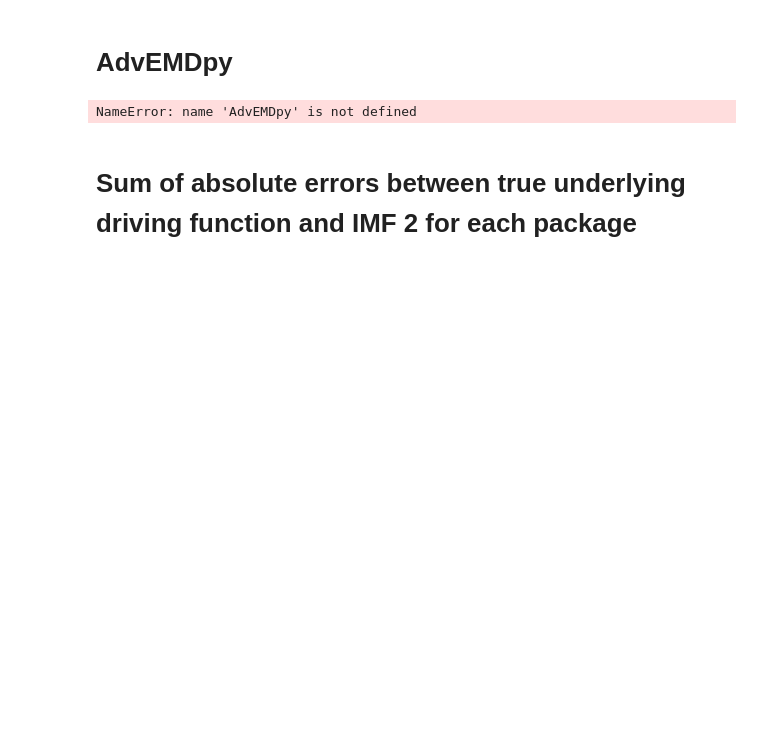
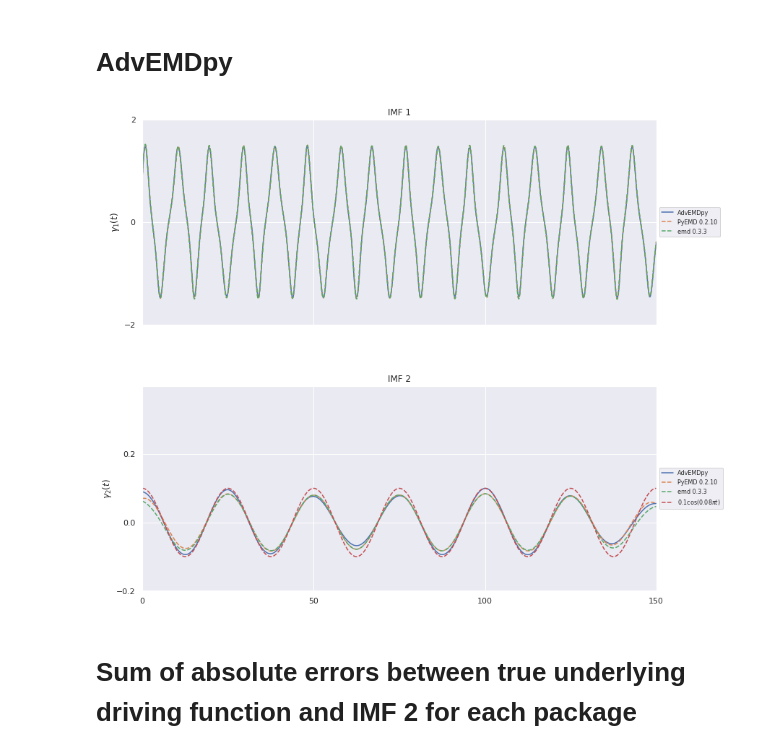
Before and after one commit to Cole-vJ/AdvEMDpy, a Jupyter notebook: Notebooks/AdvEMDpy_worked_examples.ipynb, the cells around one changed output. Cells and saved outputs as stored; diff of their text form; code cells hidden in the pictures; blank space fills up the shorter version.

```diff
--- a/Notebooks/AdvEMDpy_worked_examples.ipynb
+++ b/Notebooks/AdvEMDpy_worked_examples.ipynb
@@ -136,39 +136,39 @@ emd_duff, emd_ht_duff, emd_if_duff, _, _, _, _ = emd_duffing.empirical_mode_deco
 fig, axs = plt.subplots(2, 1)
 plt.subplots_adjust(hspace=0.3)
 axs[0].plot(t, emd_duff[1, :], label='AdvEMDpy')
-axs[0].plot(t, py_emd[0, :], '--', label='PyEMD 0.2.15')
-axs[0].plot(t, emd_sift[:, 0], '--', label='emd 0.4.0')
+axs[0].plot(t, py_emd[0, :], '--', label='PyEMD 0.2.10')
+axs[0].plot(t, emd_sift[:, 0], '--', label='emd 0.3.3')
 axs[0].set_title('IMF 1')
 axs[0].set_ylim([-2, 2])
 axs[0].set_xlim([0, 150])
 
 axs[1].plot(t, emd_duff[2, :], label='AdvEMDpy')
-axs[1].plot(t, py_emd[1, :], '--', label='PyEMD 0.2.15')
-axs[1].plot(t, emd_sift[:, 1], '--', label='emd 0.4.0')
+axs[1].plot(t, py_emd[1, :], '--', label='PyEMD 0.2.10')
+axs[1].plot(t, emd_sift[:, 1], '--', label='emd 0.3.3')
 axs[1].plot(t, 0.1 * np.cos(0.04 * 2 * np.pi * t), '--', label=r'$0.1$cos$(0.08{\pi}t)$')
 axs[1].set_title('IMF 2')
 axs[1].set_ylim([-0.2, 0.4])
 axs[1].set_xlim([0, 150])
 
 axis = 0
 for ax in axs.flat:
     ax.label_outer()
     if axis == 0:
         ax.set_ylabel(r'$\gamma_1(t)$')
         ax.set_yticks([-2, 0, 2])
     if axis == 1:
         ax.set_ylabel(r'$\gamma_2(t)$')
         ax.set_yticks([-0.2, 0, 0.2])
     box_0 = ax.get_position()
     ax.set_position([box_0.x0, box_0.y0, box_0.width * 0.85, box_0.height])
     ax.legend(loc='center left', bbox_to_anchor=(1, 0.5), fontsize=8)
     ax.set_xticks(x_points)
     ax.set_xticklabels(x_names)
     axis += 1
 plt.rcParams['figure.figsize'] = [15, 12]
 plt.show()
 # %% [output]
-NameError: name 'AdvEMDpy' is not defined
+[figure, added]
 # %% [markdown]
 # Sum of absolute errors between true underlying driving function and IMF 2 for each package
 # %% [markdown]
```
Also changed, not shown: parts of 8 cells of this notebook, 33 other files.
